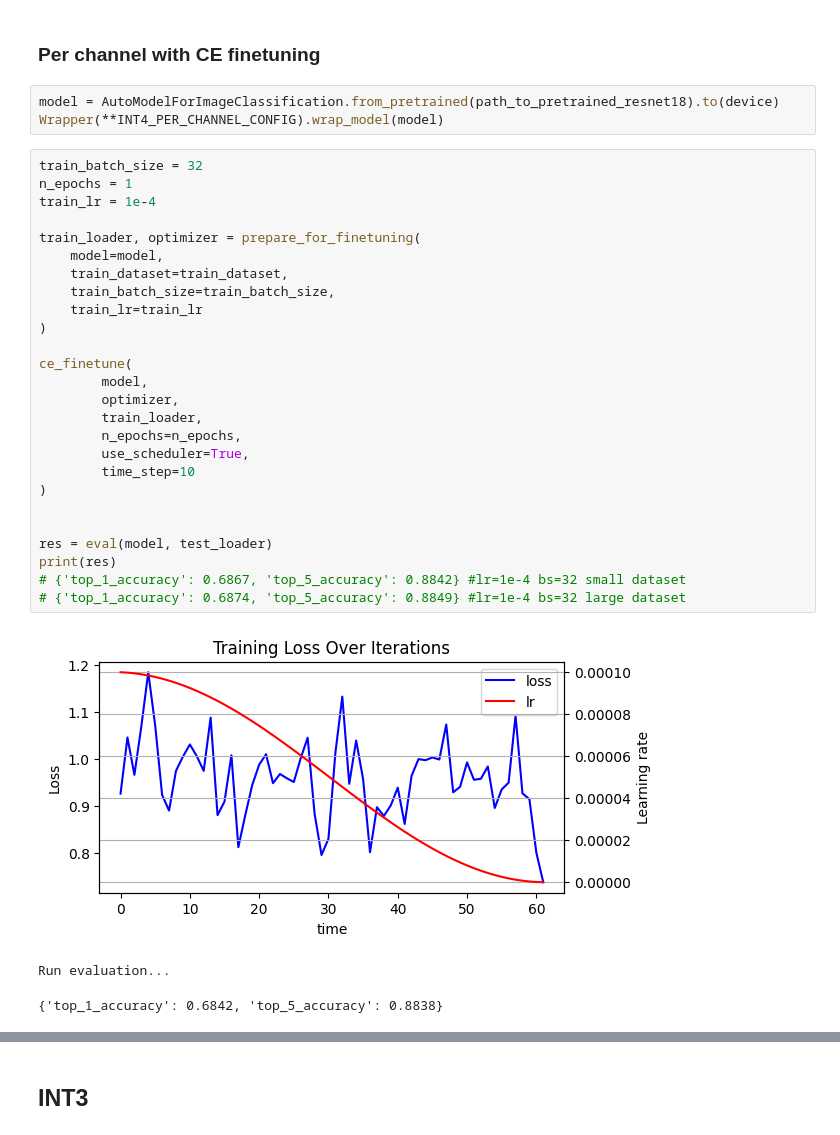
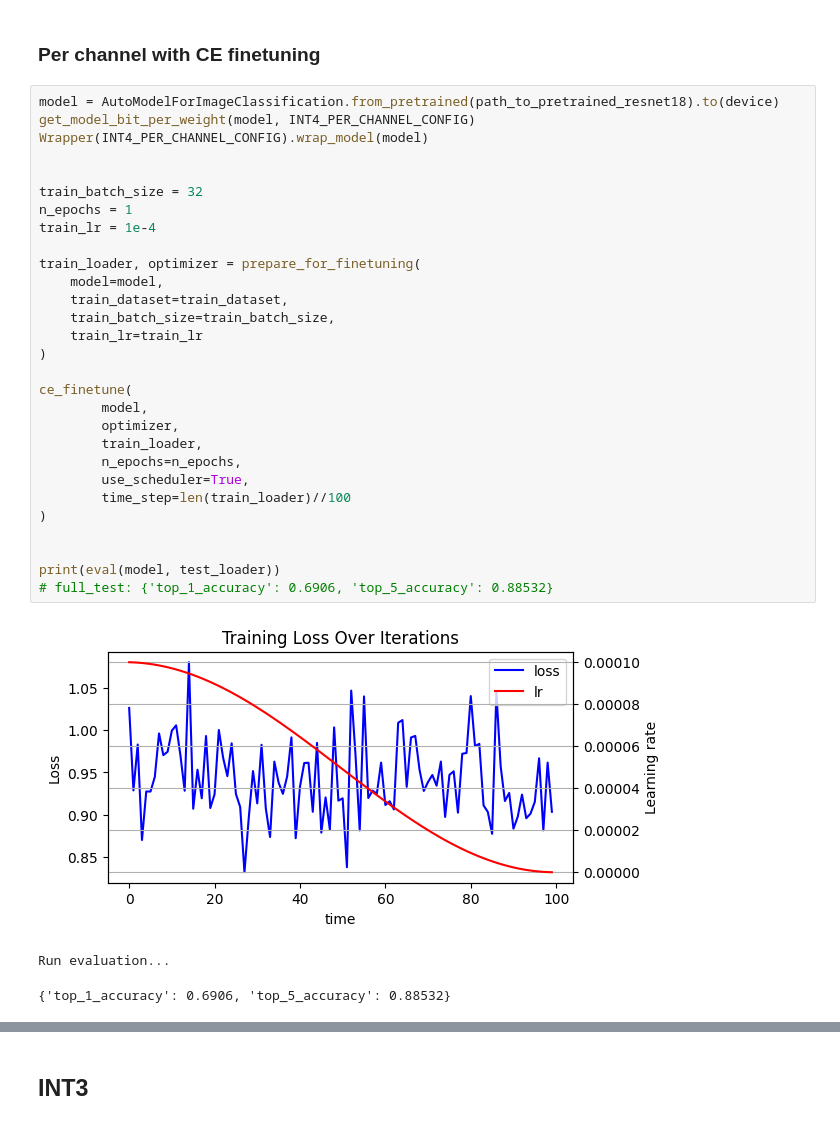
Before and after one commit to MiShutov/QuantizationBasics, a Jupyter notebook: scalar_quantization.ipynb, the cells around one changed output, grey strips where cells are left out. Saved outputs shown, nothing was run; the diff lists cells and outputs as text.

```diff
--- a/scalar_quantization.ipynb
+++ b/scalar_quantization.ipynb
@@ -196,36 +205,36 @@ Run evaluation...
 # %% [markdown]
 ### Per channel with CE finetuning
-# %%
-model = AutoModelForImageClassification.from_pretrained(path_to_pretrained_resnet18).to(device)
-Wrapper(**INT4_PER_CHANNEL_CONFIG).wrap_model(model)
 # %%
+model = AutoModelForImageClassification.from_pretrained(path_to_pretrained_resnet18).to(device)
+get_model_bit_per_weight(model, INT4_PER_CHANNEL_CONFIG)
+Wrapper(INT4_PER_CHANNEL_CONFIG).wrap_model(model)
+
+
 train_batch_size = 32
 n_epochs = 1
 train_lr = 1e-4
 
 train_loader, optimizer = prepare_for_finetuning(
 	model=model,
 	train_dataset=train_dataset,
 	train_batch_size=train_batch_size,
 	train_lr=train_lr
 )
 
 ce_finetune(
         model,
         optimizer,
         train_loader,
         n_epochs=n_epochs,
         use_scheduler=True,
-        time_step=10
+        time_step=len(train_loader)//100
 )
 
 
-res = eval(model, test_loader)
-print(res)
-# {'top_1_accuracy': 0.6867, 'top_5_accuracy': 0.8842} #lr=1e-4 bs=32 small dataset
-# {'top_1_accuracy': 0.6874, 'top_5_accuracy': 0.8849} #lr=1e-4 bs=32 large dataset
+print(eval(model, test_loader))
+# full_test: {'top_1_accuracy': 0.6906, 'top_5_accuracy': 0.88532}
 # %% [output]
-[figure, old version]
+[figure, new version]
 Run evaluation...
-{'top_1_accuracy': 0.6842, 'top_5_accuracy': 0.8838}
+{'top_1_accuracy': 0.6906, 'top_5_accuracy': 0.88532}
 # %%
```
Also changed, not shown: parts of 30 cells of this notebook, 14 other files.
